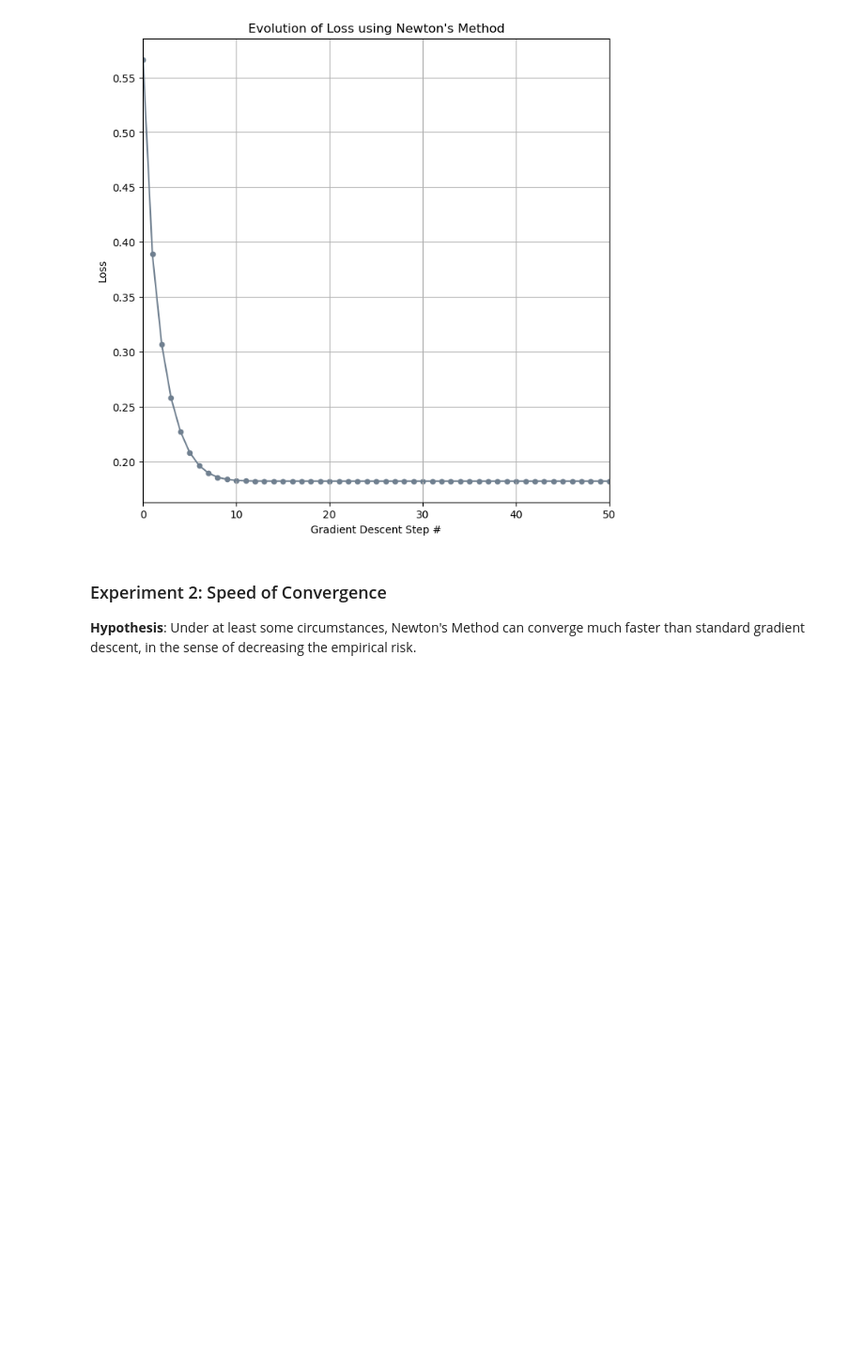
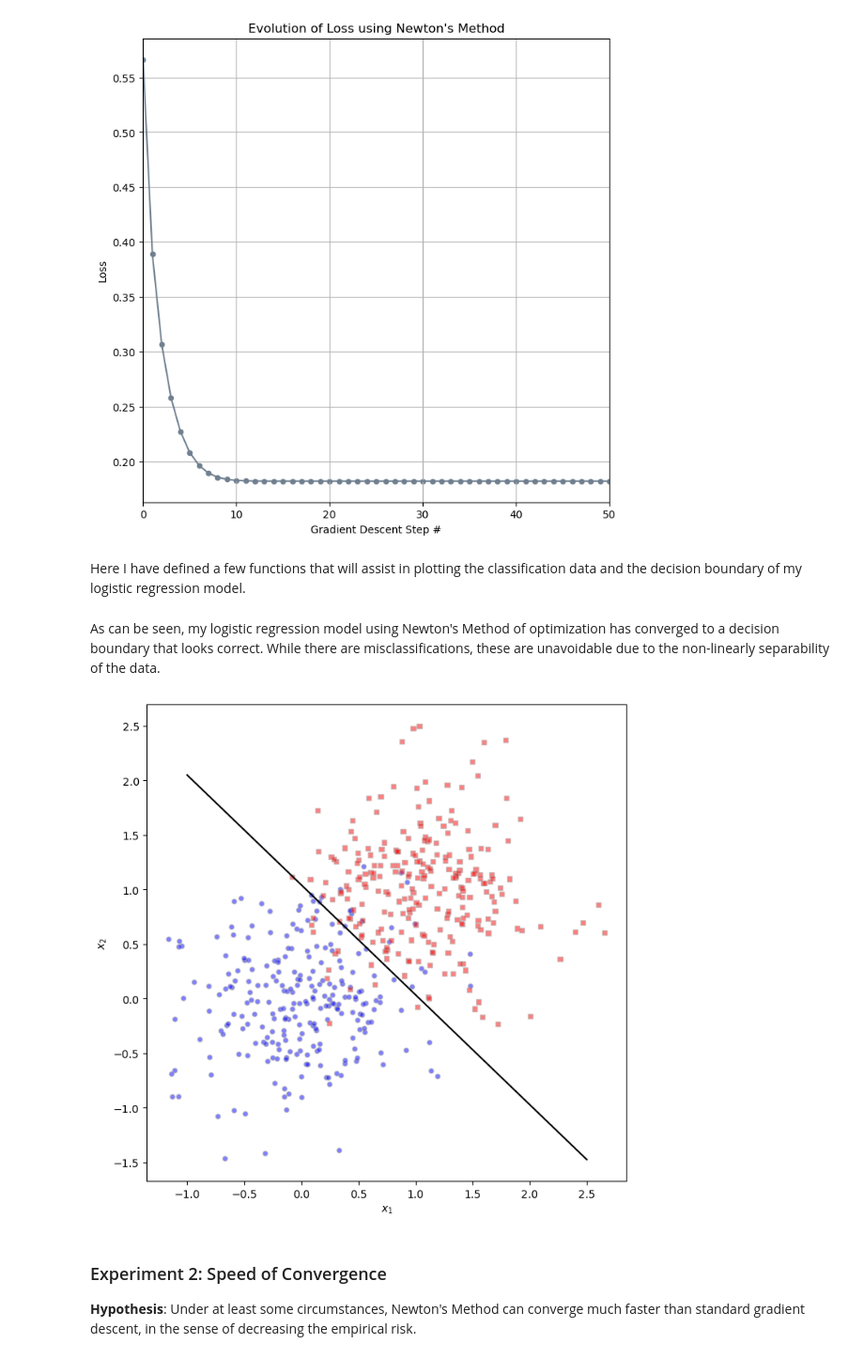
Before and after one commit to opfleet/opfleet.github.io, a Jupyter notebook: posts/NewtonPost/index.ipynb, the cells around one changed output. Shown at 94% size. Drawn from its saved outputs; the diff is of its cells as text; code cells hidden in the pictures; blank space fills up the shorter version.

```diff
--- a/posts/NewtonPost/index.ipynb
+++ b/posts/NewtonPost/index.ipynb
@@ -58,6 +55,7 @@ for _ in range(200):
     loss_vec_newt.append(local_loss)
 
 print(loss_vec_newt)
+w_vec = torch.clone(LR_newt.w)
 # %% [output]
 [0.5663606524467468, 0.38903510570526123, 0.3066951036453247, 0.25806131958961487, 0.22755499184131622, 0.20831289887428284, 0.19647885859012604, 0.18954026699066162, 0.18572716414928436, 0.1837837249 ...
 # %% [markdown]
@@ -71,6 +69,32 @@ ax.set(xlim= (0, 50))
 labs = ax.set(xlabel = "Gradient Descent Step #", ylabel = "Loss", title = "Evolution of Loss using Newton's Method")
 # %% [output]
 [figure]
+# %% [markdown]
+Here I have defined a few functions that will assist in plotting the classification data and the decision boundary of my logistic regression model.
+# %%
+def plot_2D_data(X, y, ax):
+    assert X.shape[1] == 3, "This function only works for data created with p_dims == 2"
+    targets = [0, 1]
+    markers = ["o" , ","]
+    for i in range(2):
+        ix = y == targets[i]
+        ax.scatter(X[ix,0], X[ix,1], s = 20,  c = y[ix]*2-1, facecolors = "none", edgecolors = "darkgrey", cmap = "bwr", vmin = -1, vmax = 1, alpha = 0.5, marker = markers[i])
+    ax.set(xlabel = r"$x_1$", ylabel = r"$x_2$")
+
+def draw_line(w, x_min, x_max, ax, **kwargs):
+    w_ = w.flatten()
+    x = torch.linspace(x_min, x_max, 100)
+    y = -(w_[0]*x + w_[2])/w_[1]
+    l = ax.plot(x,y,**kwargs)
+# %% [markdown]
+As can be seen, my logistic regression model using Newton's Method of optimization has converged to a decision boundary that looks correct. While there are misclassifications, these are unavoidable due to the non-linearly separability of the data.
+# %%
+fig, ax = plt.subplots(1, 1, figsize = (8, 8))
+
+plot_2D_data(X, y, ax)
+draw_line(w_vec, ax = ax, x_min= -1.0, x_max= 2.5, c= "black")
+# %% [output]
+[figure, added]
 # %% [markdown]
 ### Experiment 2: Speed of Convergence
 **Hypothesis**: Under at least some circumstances, Newton's Method can converge much faster than standard gradient descent, in the sense of decreasing the empirical risk.
```
Also changed, not shown: parts of 2 cells of this notebook, 7 other files.
